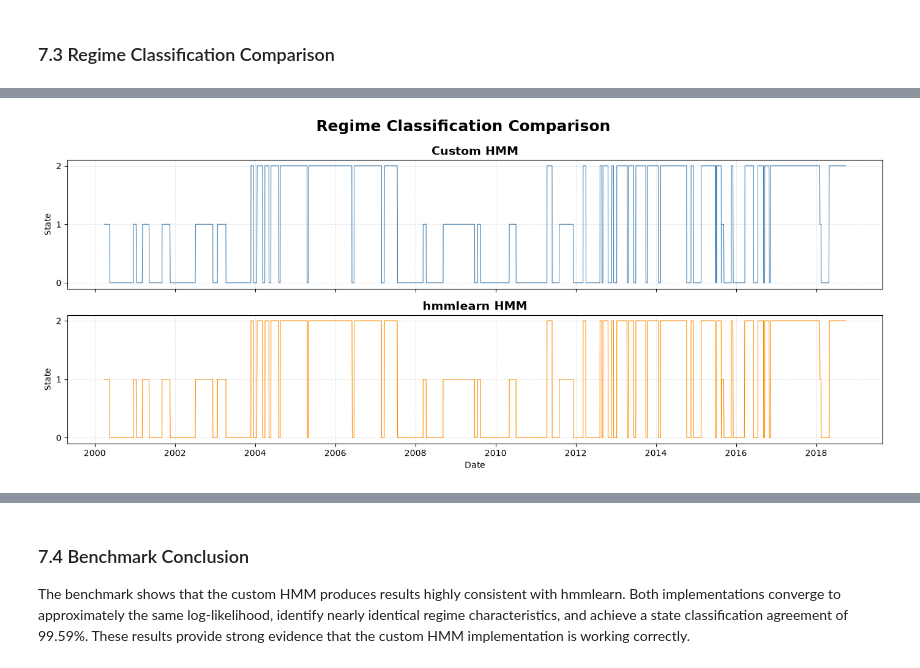
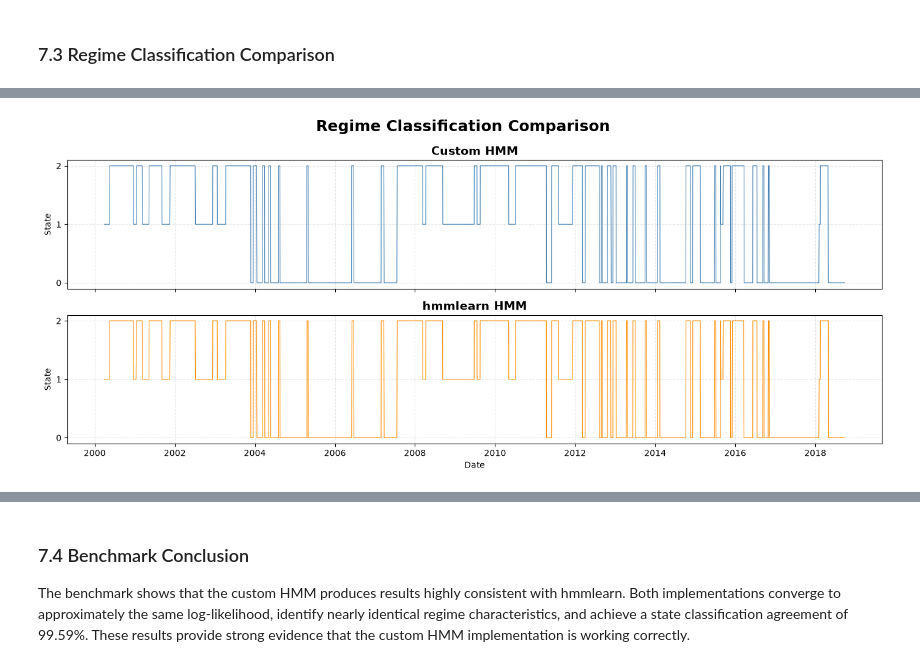
Before and after one commit to Nilsolsson010902/regime-switching-var, a Jupyter notebook: notebooks/03_HMM_Analysis.ipynb, the cells around one changed output, grey strips where cells are left out. Drawn from its saved outputs; the diff is of its cells as text; code cells hidden in the pictures.

```diff
--- a/notebooks/03_HMM_Analysis.ipynb
+++ b/notebooks/03_HMM_Analysis.ipynb
@@ -1080,31 +1096,88 @@ The two implementations produce nearly identical regime characteristics. State o
 # %% [markdown]
 ### 7.3 Regime Classification Comparison
 # %%
-# Classification agreement
-agreement = np.mean(custom_states == hmmlearn_states) * 100
+from scipy.optimize import linear_sum_assignment
+from sklearn.metrics import confusion_matrix
 
+# Align hmmlearn state labels with the Custom HMM labels
+
+cm = confusion_matrix(custom_states, hmmlearn_states)
+
+row_ind, col_ind = linear_sum_assignment(-cm)
+
+label_mapping = {
+    hmmlearn_state: custom_state
+    for custom_state, hmmlearn_state in zip(row_ind, col_ind)
+}
+
+hmmlearn_states_aligned = np.array([
+    label_mapping[state]
+    for state in hmmlearn_states
+])
+
+agreement = np.mean(custom_states == hmmlearn_states_aligned) * 100
+
+print("hmmlearn -> Custom HMM label mapping:", label_mapping)
 print(f"State classification agreement: {agreement:.2f}%")
 
-fig, axes = plt.subplots(2, 1, figsize=(14, 6), sharex=True)
+
+
+# Plot aligned classifications
+
+fig, axes = plt.subplots(2,1,figsize=(14, 6),sharex=True)
 
 # Custom HMM
-axes[0].plot(final_train_df.index, custom_states, linewidth=0.8, color="steelblue")
-axes[0].set_title("Custom HMM", fontsize=14, fontweight="bold")
+axes[0].plot(
+    final_train_df.index,
+    custom_states,
+    linewidth=0.8,
+    color="steelblue"
+)
+
+axes[0].set_title(
+    "Custom HMM",
+    fontsize=14,
+    fontweight="bold"
+)
 
 axes[0].set_ylabel("State")
 axes[0].set_yticks([0, 1, 2])
-axes[0].grid(True, linestyle="--", alpha=0.3)
+axes[0].grid(
+    True,
+    linestyle="--",
+    alpha=0.3
+)
 
-# hmmlearn HMM
-axes[1].plot(final_train_df.index, hmmlearn_states, linewidth=0.8, color="darkorange")
-axes[1].set_title("hmmlearn HMM", fontsize=14, fontweight="bold")
+
+# hmmlearn HMM — aligned labels
+axes[1].plot(
+    final_train_df.index,
+    hmmlearn_states_aligned,
+    linewidth=0.8,
+    color="darkorange"
+)
+
+axes[1].set_title(
+    "hmmlearn HMM",
+    fontsize=14,
+    fontweight="bold"
+)
 
 axes[1].set_xlabel("Date")
 axes[1].set_ylabel("State")
 axes[1].set_yticks([0, 1, 2])
-axes[1].grid(True, linestyle="--", alpha=0.3)
+axes[1].grid(
+    True,
+    linestyle="--",
+    alpha=0.3
+)
 
-fig.suptitle("Regime Classification Comparison", fontsize=18, fontweight="bold")
+
+fig.suptitle(
+    "Regime Classification Comparison",
+    fontsize=18,
+    fontweight="bold"
+)
 
 plt.tight_layout()
 plt.show()
@@ -1113,4 +1187,4 @@ State classification agreement: 99.59%
-[figure, old version]
+[figure, new version]
 # %% [markdown]
 #### Discussion
 
```
Also changed, not shown: parts of 21 cells of this notebook, 5 other files.
